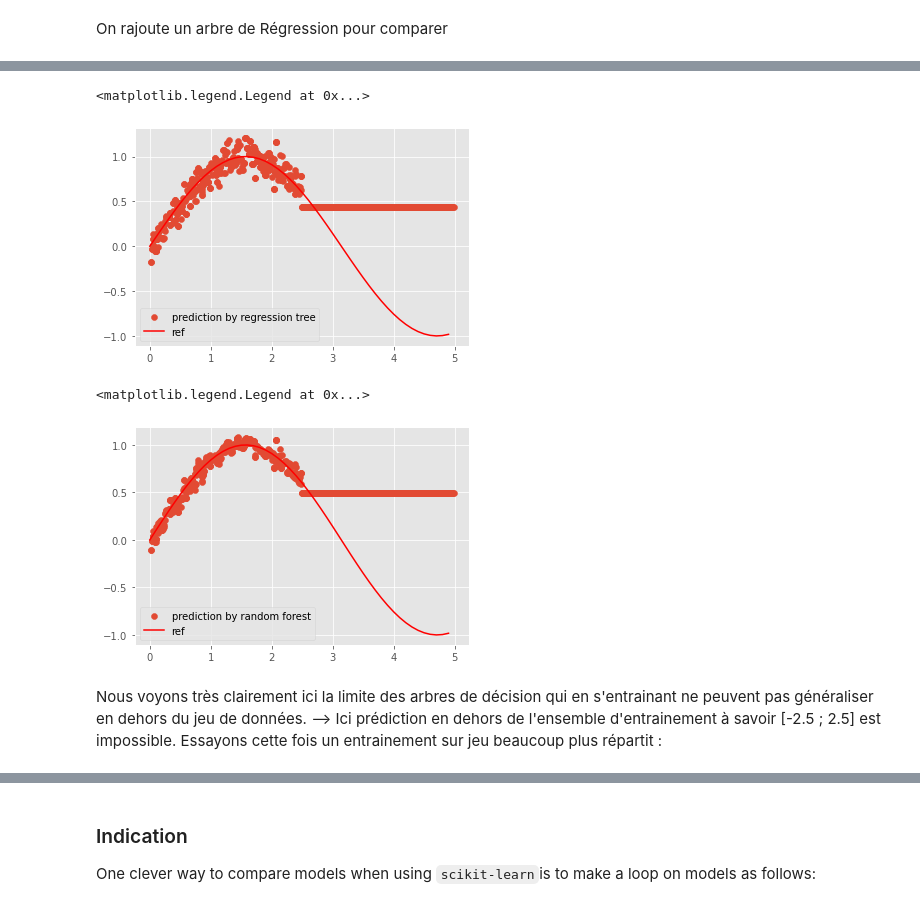
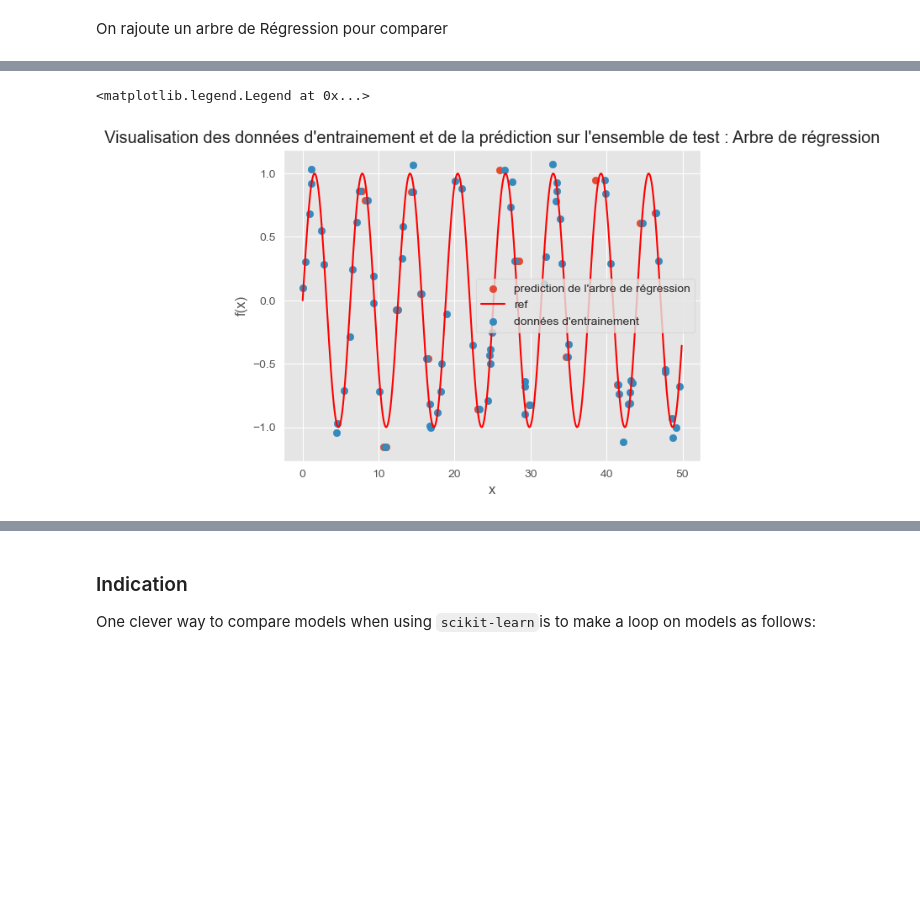
Before and after one commit to VictorCilleros/ML, a Jupyter notebook: TP4_decision_trees/TP4_decision_trees.ipynb, the cells around one changed output, grey strips where cells are left out. Saved outputs shown, nothing was run; the diff lists cells and outputs as text; code cells hidden in the pictures; blank space fills up the shorter version.

```diff
--- a/TP4_decision_trees/TP4_decision_trees.ipynb
+++ b/TP4_decision_trees/TP4_decision_trees.ipynb
@@ -707,7 +754,7 @@ Essayons de tester nos modèles pour un sinus sur une autre fenêtre  :
 # %%
 start = 0
-end = start+5
-x_new_fen = np.random.uniform(start,end, 1000)
-y_new_fen = np.cos(x) + np.random.normal(0, .1, 1000)
-df_sin_new_fen = pd.DataFrame({'x':x_new_fen,'f(x)':y_new_fen})
-#df_train_new_fen,df_test_new_fen = train_test_split(df_sin_new_fen, test_size=0.2, random_state=42)
+end = start+50
+x_esp = np.random.uniform(start,end, 100)
+y_esp = np.sin(x_esp) + np.random.normal(0, .1, 100)
+df_sin_esp = pd.DataFrame({'x':x_esp,'f(x)':y_esp})
+df_train_esp,df_test_esp = train_test_split(df_sin_esp, test_size=0.2, random_state=42)
@@ -730,20 +775,14 @@ Le score de l'abre de décision sur cette nouvelle fenêtre est de  : -0.5113595
 # %%
+clf_decisionTree = DecisionTreeRegressor().fit(df_train_esp['x'].values.reshape(-1, 1),df_train_esp['f(x)'].values.reshape(-1,1))
+
 plt.figure()
-plt.scatter(df_sin_new_fen['x'].values.reshape(-1,1),clf_decisionTree.predict(df_sin_new_fen['x'].values.reshape(-1,1)),label='prediction by regression tree')
+plt.scatter(df_test_esp['x'].values.reshape(-1,1),clf_decisionTree.predict(df_test_esp['x'].values.reshape(-1,1)),label="prediction de l'arbre de régression")
 plt.plot(np.arange(start,end,0.1),np.sin(np.arange(start,end,0.1)),'r-',label='ref')
+plt.scatter(df_train_esp.x,df_train_esp['f(x)'],label="données d'entrainement")
+plt.xlabel("x")
+plt.ylabel('f(x)')
+plt.title("Visualisation des données d'entrainement et de la prédiction sur l'ensemble de test : Arbre de régression")
 plt.legend()
 # %% [output]
 <matplotlib.legend.Legend at 0x...>
-[figure, old version]
+[figure, new version]
-# %%
-plt.figure()
-plt.scatter(df_sin_new_fen['x'].values.reshape(-1,1),regrf.predict(df_sin_new_fen['x'].values.reshape(-1,1)),label='prediction by random forest')
-plt.plot(np.arange(start,end,0.1),np.sin(np.arange(start,end,0.1)),'r-',label='ref')
-plt.legend()
-# %% [output]
-<matplotlib.legend.Legend at 0x...>
-[figure, removed]
-# %% [markdown]
-Nous voyons très clairement ici la limite des arbres de décision qui en s'entrainant ne peuvent pas généraliser en dehors du jeu de données.
---> Ici prédiction en dehors de l'ensemble d'entrainement à savoir [-2.5 ; 2.5] est impossible.
-Essayons cette fois un entrainement sur jeu beaucoup plus répartit :
```
Also changed, not shown: parts of 31 cells of this notebook.
